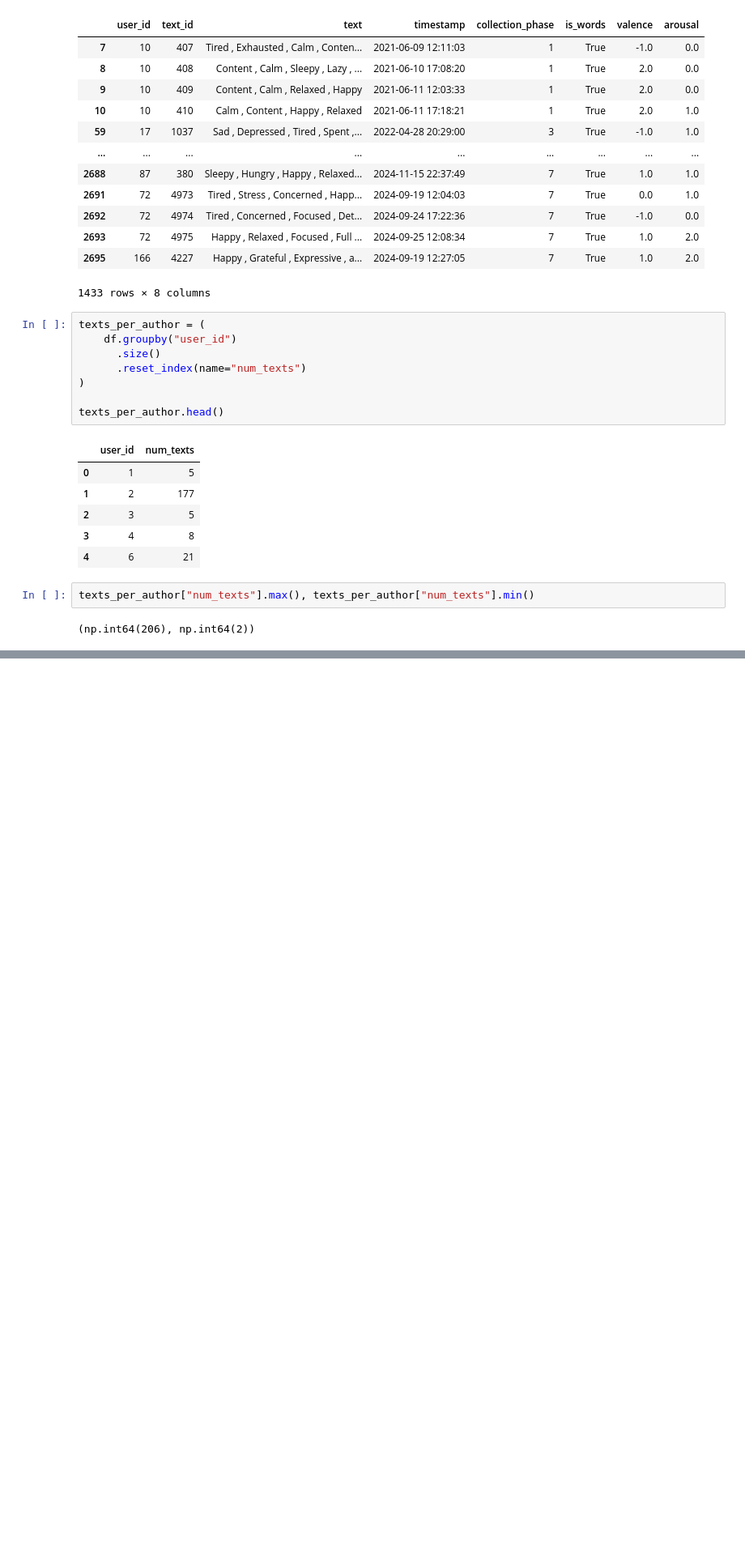
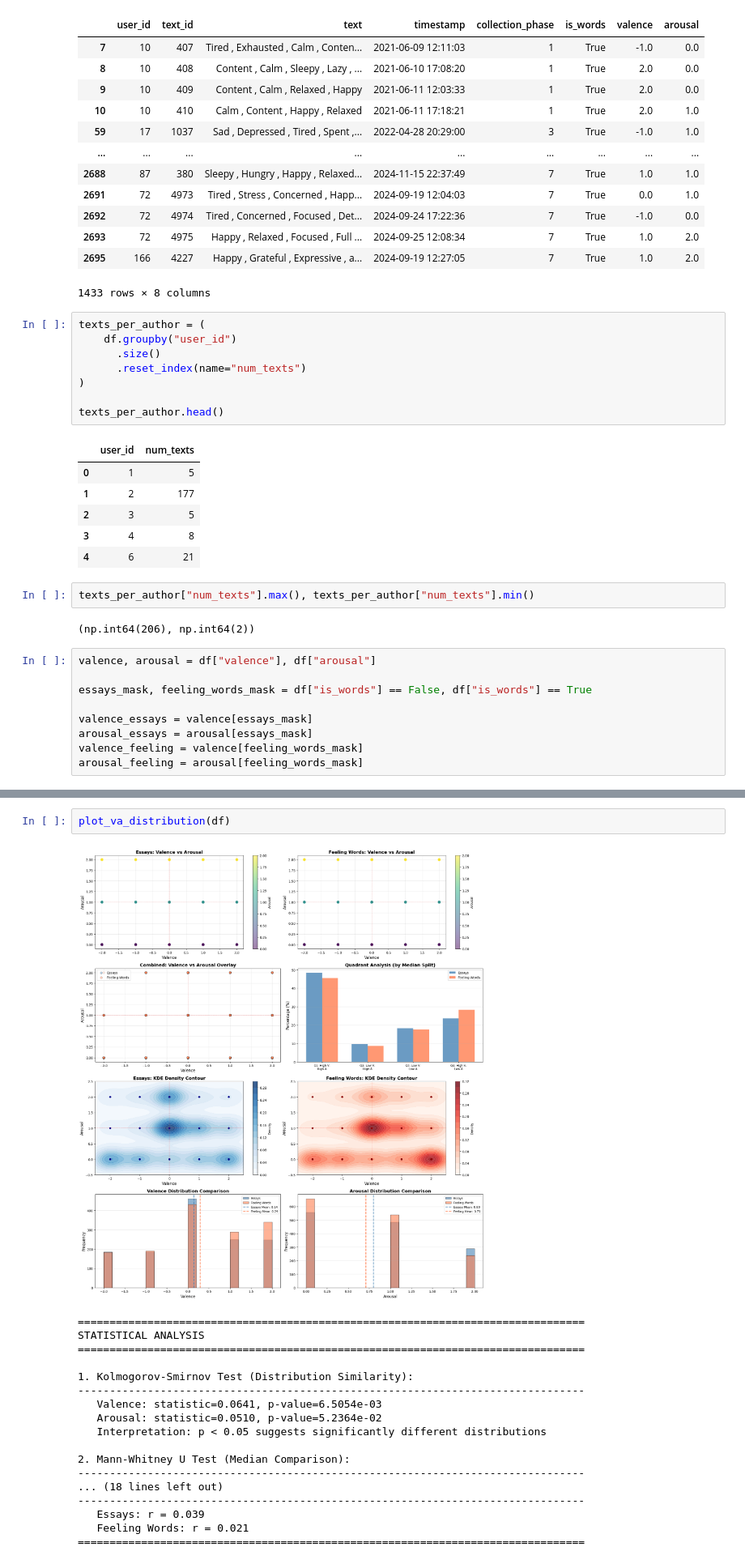
Before and after one commit to AndreaLolli2912/SemEval2026-EmoVA, a Jupyter notebook: eda.ipynb, the cells around one changed output, grey strips where cells are left out. Shown at 81% size. Cells and saved outputs as stored; diff of their text form; blank space fills up the shorter version.

```diff
--- a/eda.ipynb
+++ b/eda.ipynb
@@ -42,3 +48,12 @@ texts_per_author.head()
 texts_per_author["num_texts"].max(), texts_per_author["num_texts"].min()
 # %% [output]
 (np.int64(206), np.int64(2))
+# %%
+valence, arousal = df["valence"], df["arousal"]
+
+essays_mask, feeling_words_mask = df["is_words"] == False, df["is_words"] == True
+
+valence_essays = valence[essays_mask]
+arousal_essays = arousal[essays_mask]
+valence_feeling = valence[feeling_words_mask]
+arousal_feeling = arousal[feeling_words_mask]
@@ -44,0 +284,21 @@ texts_per_author["num_texts"].max(), texts_per_author["num_texts"].min()
+# %%
+plot_va_distribution(df)
+# %% [output]
+[figure, added]
+================================================================================
+STATISTICAL ANALYSIS
+================================================================================
+
+1. Kolmogorov-Smirnov Test (Distribution Similarity):
+--------------------------------------------------------------------------------
+   Valence: statistic=0.0641, p-value=6.5054e-03
+   Arousal: statistic=0.0510, p-value=5.2364e-02
+   Interpretation: p < 0.05 suggests significantly different distributions
+
+2. Mann-Whitney U Test (Median Comparison):
+--------------------------------------------------------------------------------
+... (18 lines left out)
+--------------------------------------------------------------------------------
+   Essays: r = 0.039
+   Feeling Words: r = 0.021
+================================================================================
```
Also changed, not shown: parts of 3 cells of this notebook.
